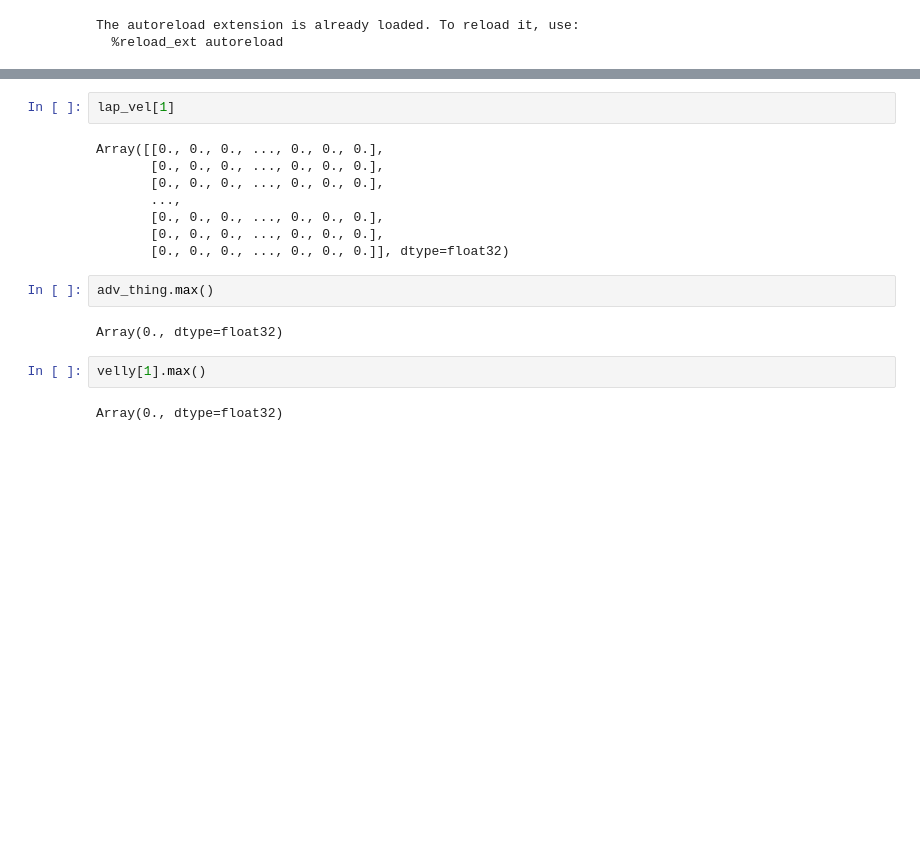
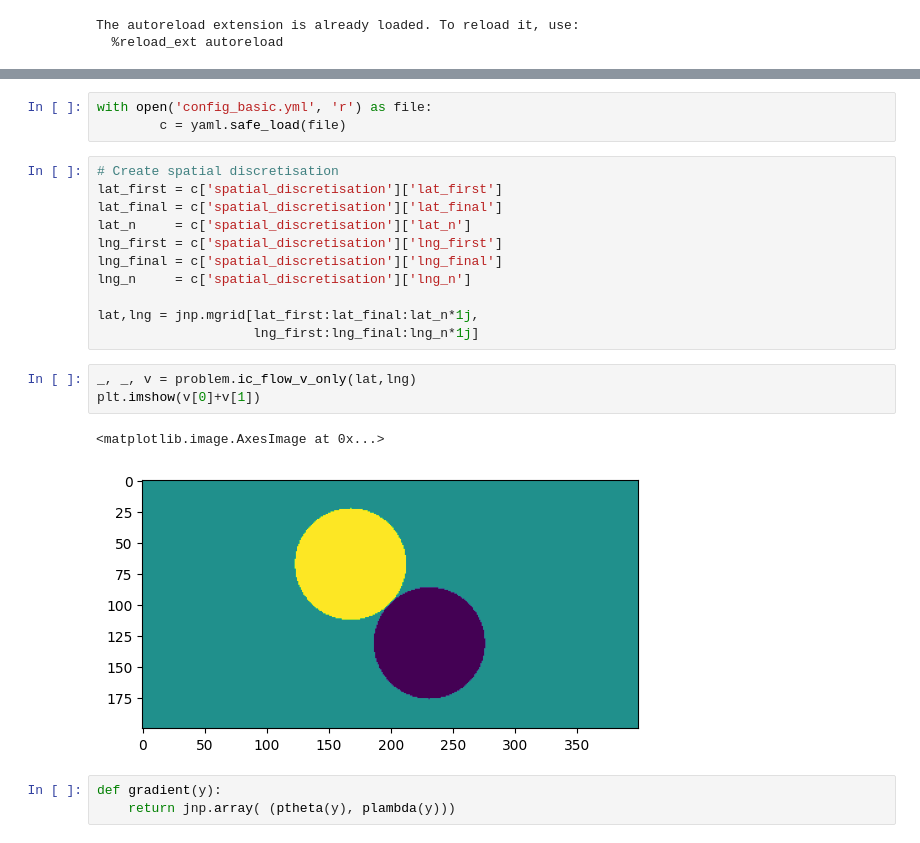
Before and after one commit to Stazi-101/THCsim, a Jupyter notebook: test_nb.ipynb, the cells around one changed output, grey strips where cells are left out. Cells and saved outputs as stored; diff of their text form; blank space fills up the shorter version.

```diff
--- a/test_nb.ipynb
+++ b/test_nb.ipynb
@@ -42,18 +16,23 @@ lap_vel = problem.laplacian(velly)
-# %%
-lap_vel[1]
-# %% [output]
-Array([[0., 0., 0., ..., 0., 0., 0.],
-       [0., 0., 0., ..., 0., 0., 0.],
-       [0., 0., 0., ..., 0., 0., 0.],
-       ...,
-       [0., 0., 0., ..., 0., 0., 0.],
-       [0., 0., 0., ..., 0., 0., 0.],
-       [0., 0., 0., ..., 0., 0., 0.]], dtype=float32)
-# %%
-adv_thing.max()
-# %% [output]
-Array(0., dtype=float32)
-# %%
-velly[1].max()
-# %% [output]
-Array(0., dtype=float32)
+# %%
+with open('config_basic.yml', 'r') as file:
+        c = yaml.safe_load(file)
+# %%
+# Create spatial discretisation
+lat_first = c['spatial_discretisation']['lat_first']
+lat_final = c['spatial_discretisation']['lat_final']
+lat_n     = c['spatial_discretisation']['lat_n']
+lng_first = c['spatial_discretisation']['lng_first']
+lng_final = c['spatial_discretisation']['lng_final']
+lng_n     = c['spatial_discretisation']['lng_n']
+
+lat,lng = jnp.mgrid[lat_first:lat_final:lat_n*1j,
+                    lng_first:lng_final:lng_n*1j]
+# %%
+_, _, v = problem.ic_flow_v_only(lat,lng)
+plt.imshow(v[0]+v[1])
+# %% [output]
+<matplotlib.image.AxesImage at 0x...>
+[figure, added]
+# %%
+def gradient(y):
+    return jnp.array( (ptheta(y), plambda(y)))
```
Also changed, not shown: parts of 12 cells of this notebook, 1 other file.
